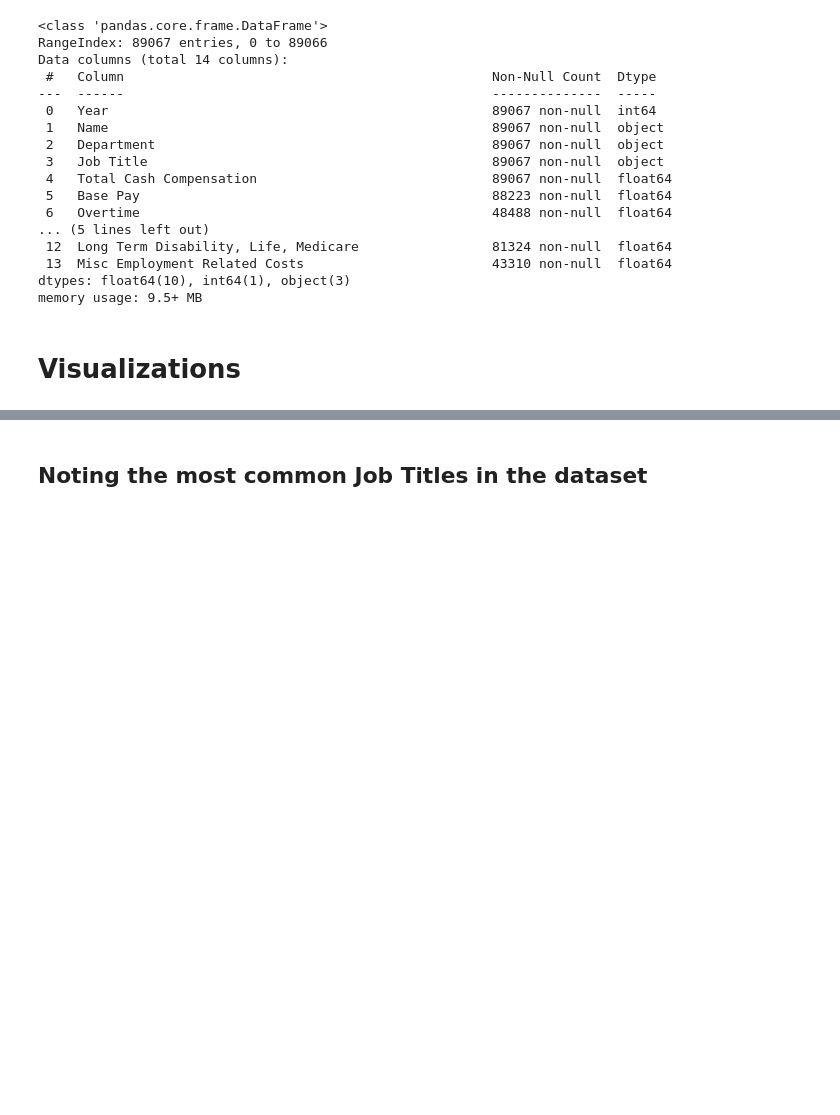
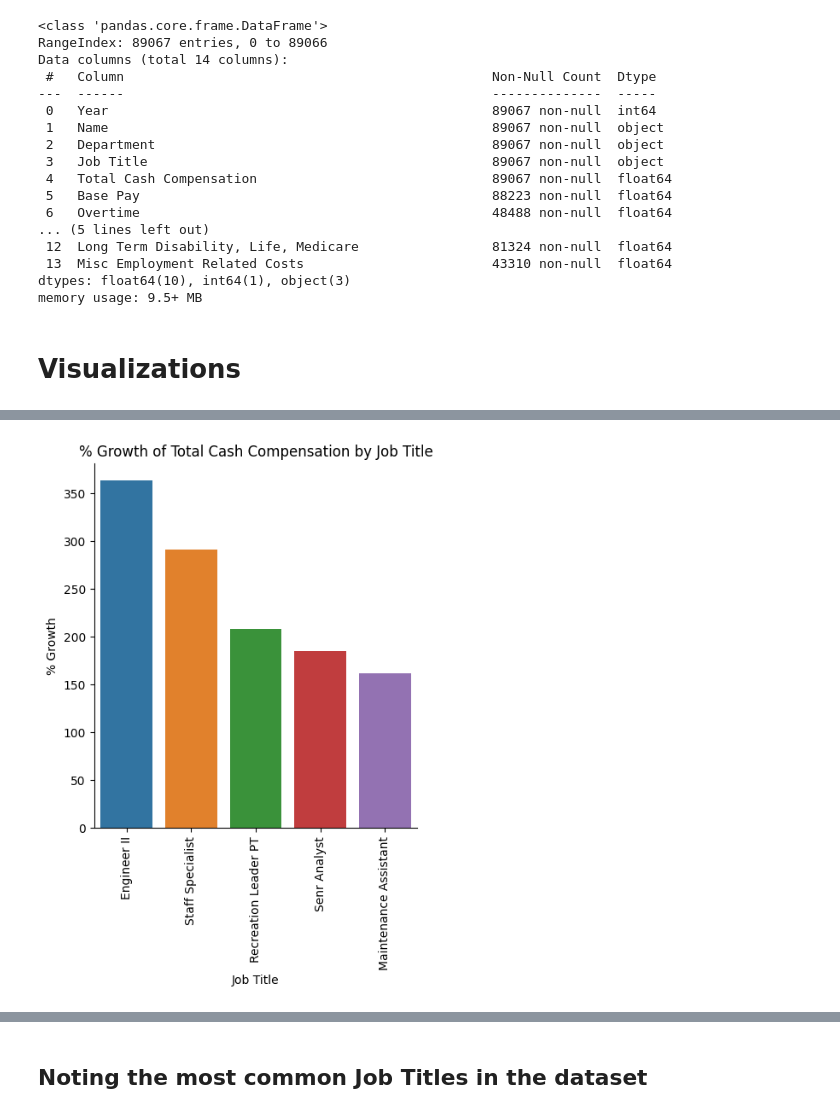
Before and after one commit to ryanfernald/San-Jose-Employment-Analysis, a Jupyter notebook: NewEDA.ipynb, the cells around one changed output, grey strips where cells are left out. Cells and saved outputs as stored; diff of their text form; code cells hidden in the pictures; blank space fills up the shorter version.

```diff
--- a/NewEDA.ipynb
+++ b/NewEDA.ipynb
@@ -257,0 +331,13 @@ memory usage: 9.5+ MB
+# %%
+# Counting records for each Job Title
+def return_count(row):
+  return df_all[df_all['Job Title'] == row]['Total Cash Compensation'].count()
+def count_2013(row):
+  return df_all[(df_all['Job Title'] == row) & (df_all['Year'] == 2013)]['Total Cash Compensation'].count()
+def count_2023(row):
+  return df_all[(df_all['Job Title'] == row) & (df_all['Year'] == 2023)]['Total Cash Compensation'].count()
+
+grouped_by_job['Count'] = grouped_by_job['Job Title'].map(return_count)
+grouped_by_job['Count_2013'] = grouped_by_job['Job Title'].map(count_2013)
+grouped_by_job['Count_2023'] = grouped_by_job['Job Title'].map(count_2023)
+grouped_by_job
@@ -257,0 +358,7 @@ memory usage: 9.5+ MB
+# %%
+# restricting count threshold for job titles to prevent outliers since we used mean values
+df_jobs = grouped_by_job[grouped_by_job['Count'] > 30]
+df_jobs = grouped_by_job[grouped_by_job['Count_2013'] > 30]
+df_jobs = grouped_by_job[grouped_by_job['Count_2023'] > 30]
+df_jobs.dropna(inplace=True)
+df_jobs
@@ -257,0 +387,6 @@ memory usage: 9.5+ MB
+# %%
+def calc_growth(row):
+  return (row[2023] - row[2013])*100/row[2013]
+
+df_jobs['Growth %'] = df_jobs.apply(calc_growth, axis=1)
+df_jobs
@@ -257,0 +416,3 @@ memory usage: 9.5+ MB
+# %%
+df_jobs.sort_values(by='Growth %', ascending=False, inplace=True)
+df_jobs
@@ -257,0 +441,15 @@ memory usage: 9.5+ MB
+# %%
+sns.catplot(
+    data=df_jobs.head(5),
+    x="Job Title",
+    y="Growth %",
+    kind="bar",
+    hue="Job Title",
+)
+plt.title("% Growth of Total Cash Compensation by Job Title")
+plt.xticks(rotation=90)
+plt.xlabel("Job Title")
+plt.ylabel("% Growth")
+plt.show()
+# %% [output]
+[figure, added]
```
Also changed, not shown: parts of 27 cells of this notebook.
